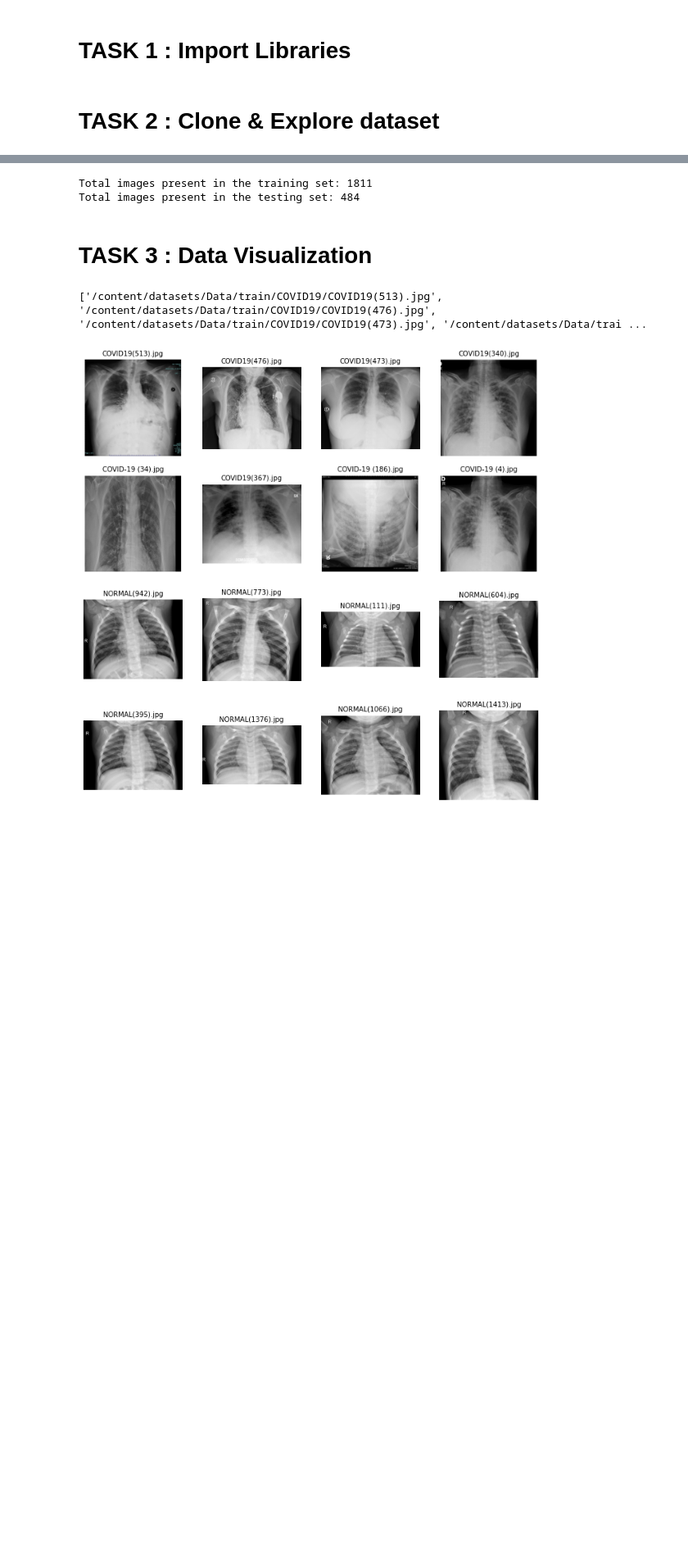
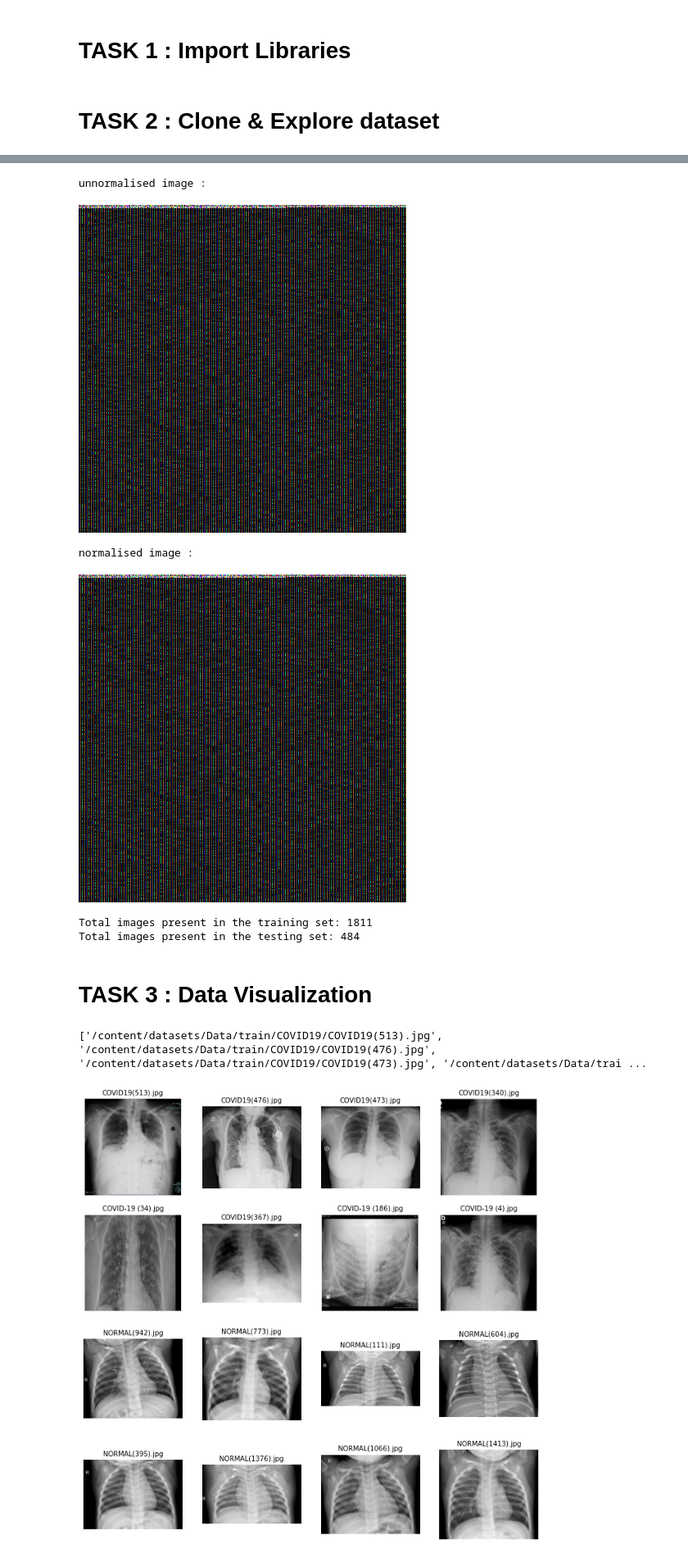
Before and after one commit to PradeepKumarM30/practiceAndLearn, a Jupyter notebook: transferlearning/stepdrageffnetmilestone1.ipynb, the cells around one changed output, grey strips where cells are left out. Shown at 82% size. Drawn from its saved outputs; the diff is of its cells as text; code cells hidden in the pictures; blank space fills up the shorter version.

```diff
--- a/transferlearning/stepdrageffnetmilestone1.ipynb
+++ b/transferlearning/stepdrageffnetmilestone1.ipynb
@@ -199,0 +213,6 @@ print(b)
+# %%
+df_normalised = df
+for i in range (0,len(df)):
+  df_normalised.iloc[:,i] = (df.iloc[:,i] - df.iloc[:,i].mean()) / df.iloc[:,i].std()
+
+print(df_normalised)
@@ -199,0 +237,4 @@ print(b)
+# %%
+revitalised_array = df_normalised.to_numpy()
+print(revitalised_array)
+non_revitalised_array = df.to_numpy()
@@ -200,3 +255,21 @@ print(b)
+# %%
+one_row_in_normalised = revitalised_array[543,]
+one_row_in_unnormalised = non_revitalised_array[543,]
+one_row_in_normalised = one_row_in_normalised.reshape(400,400,-1)
+one_row_in_unnormalised = one_row_in_unnormalised.reshape(400,400,-1)
+print("unnormalised image :")
+img_un = Image.fromarray(one_row_in_unnormalised,'RGB')
+img_un.show()
+display(img_un)
+print("normalised image :")
+img = Image.fromarray(one_row_in_normalised,'RGB')
+img.show()
+display(img)
+# %% [output]
+unnormalised image :
+[figure, added]
+normalised image :
+[figure, added]
 # %%
 #print the total no of images present in each dir
 print("Total images present in the training set:",len(train_covid_names+train_normal_names))
```
Also changed, not shown: parts of 10 cells of this notebook.
